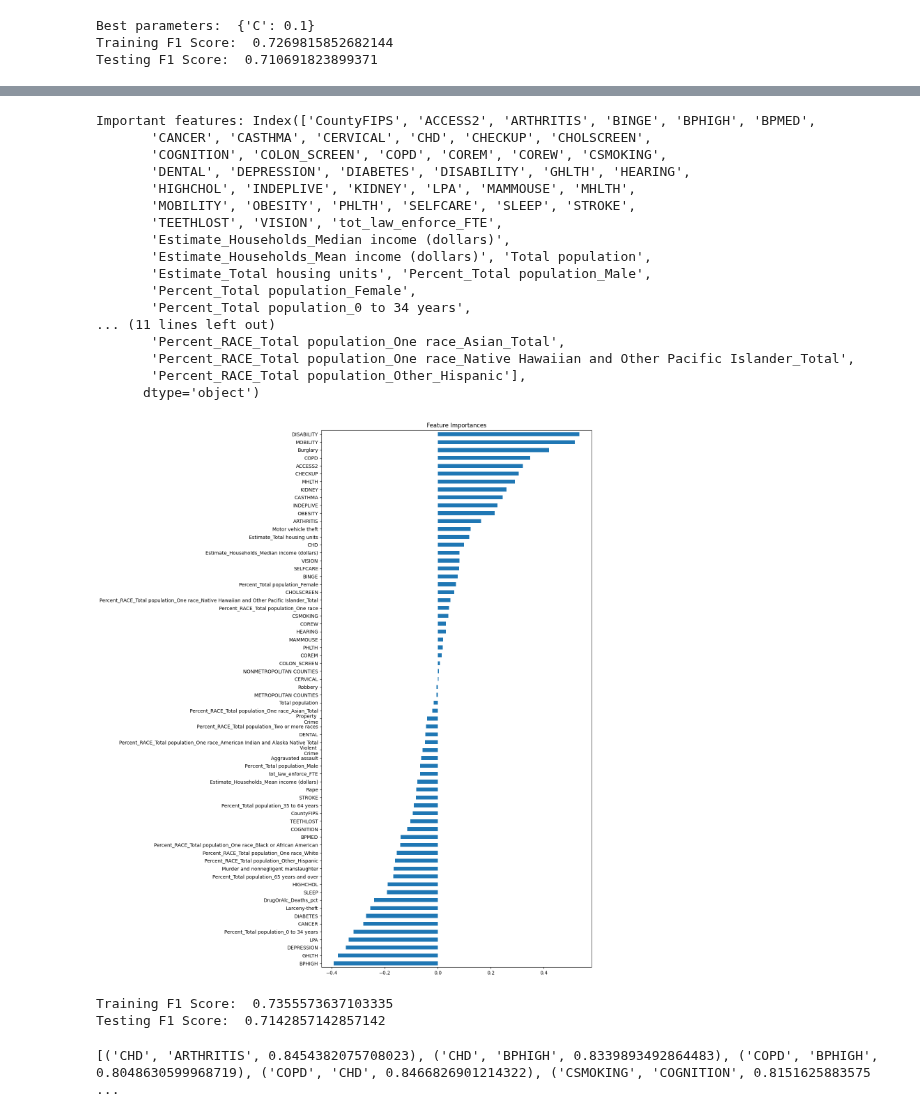
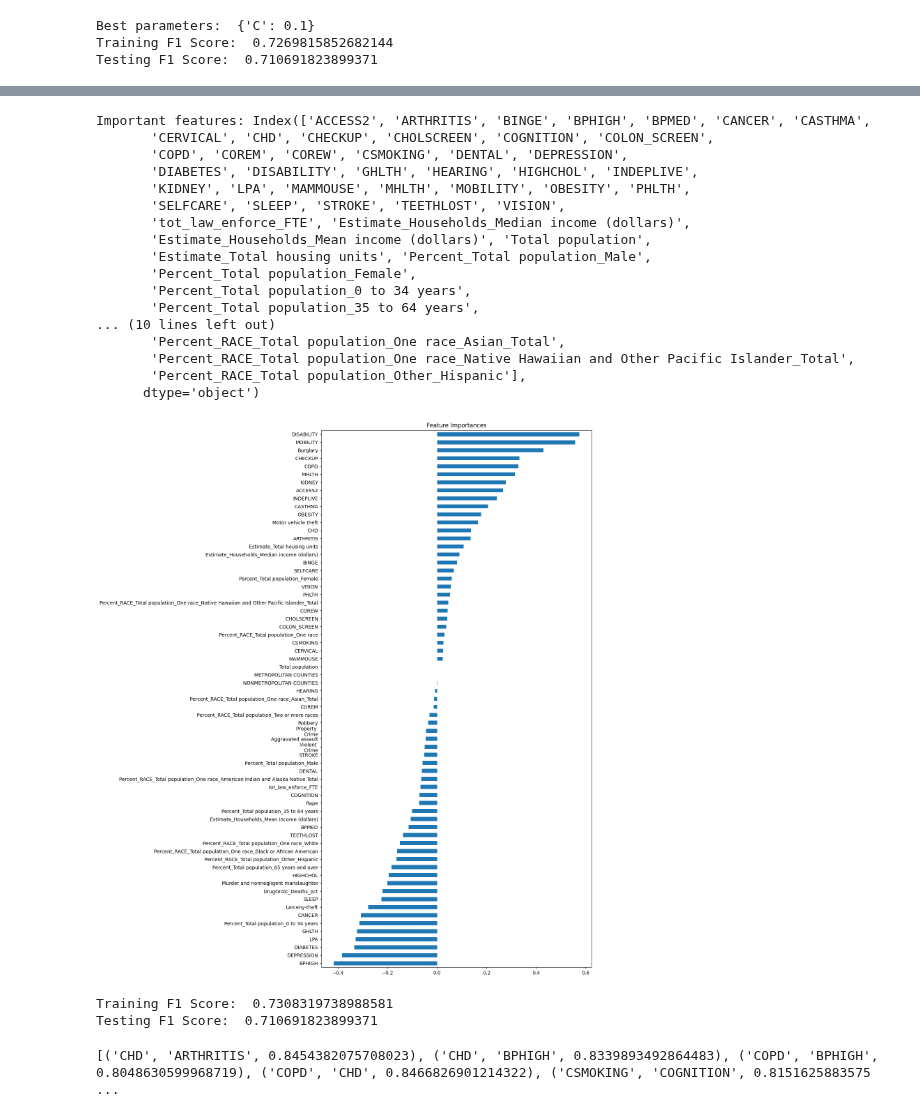
Before and after one commit to harte3/JAG-Hackathon-Team2, a Jupyter notebook: sai_notebook_v2.ipynb, the cells around one changed output, grey strips where cells are left out. Saved outputs shown, nothing was run; the diff lists cells and outputs as text; code cells hidden in the pictures.

```diff
--- a/sai_notebook_v2.ipynb
+++ b/sai_notebook_v2.ipynb
@@ -67,7 +67,6 @@ df_remove = ['Estimate_Households_Total',
  'Percent_RACE_Total population_One race_Some other race',
  'Percent_HISPANIC OR LATINO AND RACE_Total population_Hispanic or Latino (of any race)',
  'Unnamed: 0',
- 'HPSA Score',
  'Metropolitan/Nonmetropolitan']
 # %%
 
@@ -249,8 +245,7 @@ Testing F1 Score:  0.710691823899371
 # %%
 from sklearn.svm import SVC
-
 # Assuming X as features and y as labels
-X = df.drop('HPSA Category', axis=1)  # all features excluding 'HPSA Category'
+X = df.drop(['HPSA Category','CountyFIPS','HPSA Score'], axis=1)  # all features excluding 'HPSA Category'
 y = df['HPSA Category']  # target variable
 
 # Standardize the features
@@ -285,45 +280,45 @@ df_importance = pd.DataFrame(coef[important_features_mask], columns=["Importance
 plt.figure(figsize=(10, 20))  # increase the height to 20
 df_importance["Importance"].sort_values().plot(kind="barh")
 plt.title('Feature Importances')
 plt.show()
 
 # Keep only the important features
 X_important_train = X_train[:, important_features_mask]
 X_important_test = X_test[:, important_features_mask]
 
 # Fit the model with important features
 svc.fit(X_important_train, y_train)
 
 # Predict and compute F1 score on the training data
 y_train_pred = svc.predict(X_important_train)
 f1_train = f1_score(y_train, y_train_pred)
 print('Training F1 Score: ', f1_train)
 
 # Predict and compute F1 score on the testing data
 y_test_pred = svc.predict(X_important_test)
 f1_test = f1_score(y_test, y_test_pred)
 print('Testing F1 Score: ', f1_test)
 # %% [output]
-Important features: Index(['CountyFIPS', 'ACCESS2', 'ARTHRITIS', 'BINGE', 'BPHIGH', 'BPMED',
-       'CANCER', 'CASTHMA', 'CERVICAL', 'CHD', 'CHECKUP', 'CHOLSCREEN',
-       'COGNITION', 'COLON_SCREEN', 'COPD', 'COREM', 'COREW', 'CSMOKING',
-       'DENTAL', 'DEPRESSION', 'DIABETES', 'DISABILITY', 'GHLTH', 'HEARING',
-       'HIGHCHOL', 'INDEPLIVE', 'KIDNEY', 'LPA', 'MAMMOUSE', 'MHLTH',
-       'MOBILITY', 'OBESITY', 'PHLTH', 'SELFCARE', 'SLEEP', 'STROKE',
-       'TEETHLOST', 'VISION', 'tot_law_enforce_FTE',
-       'Estimate_Households_Median income (dollars)',
+Important features: Index(['ACCESS2', 'ARTHRITIS', 'BINGE', 'BPHIGH', 'BPMED', 'CANCER', 'CASTHMA',
+       'CERVICAL', 'CHD', 'CHECKUP', 'CHOLSCREEN', 'COGNITION', 'COLON_SCREEN',
+       'COPD', 'COREM', 'COREW', 'CSMOKING', 'DENTAL', 'DEPRESSION',
+       'DIABETES', 'DISABILITY', 'GHLTH', 'HEARING', 'HIGHCHOL', 'INDEPLIVE',
+       'KIDNEY', 'LPA', 'MAMMOUSE', 'MHLTH', 'MOBILITY', 'OBESITY', 'PHLTH',
+       'SELFCARE', 'SLEEP', 'STROKE', 'TEETHLOST', 'VISION',
+       'tot_law_enforce_FTE', 'Estimate_Households_Median income (dollars)',
        'Estimate_Households_Mean income (dollars)', 'Total population',
        'Estimate_Total housing units', 'Percent_Total population_Male',
        'Percent_Total population_Female',
        'Percent_Total population_0 to 34 years',
-... (11 lines left out)
+       'Percent_Total population_35 to 64 years',
+... (10 lines left out)
        'Percent_RACE_Total population_One race_Asian_Total',
        'Percent_RACE_Total population_One race_Native Hawaiian and Other Pacific Islander_Total',
        'Percent_RACE_Total population_Other_Hispanic'],
       dtype='object')
-[figure, old version]
+[figure, new version]
-Training F1 Score:  0.7355573637103335
-Testing F1 Score:  0.7142857142857142
+Training F1 Score:  0.7308319738988581
+Testing F1 Score:  0.710691823899371
 # %%
 # Calculate correlation matrix
 corr_matrix = df.corr().abs()
```
Also changed, not shown: parts of 5 cells of this notebook, 1 other file.
